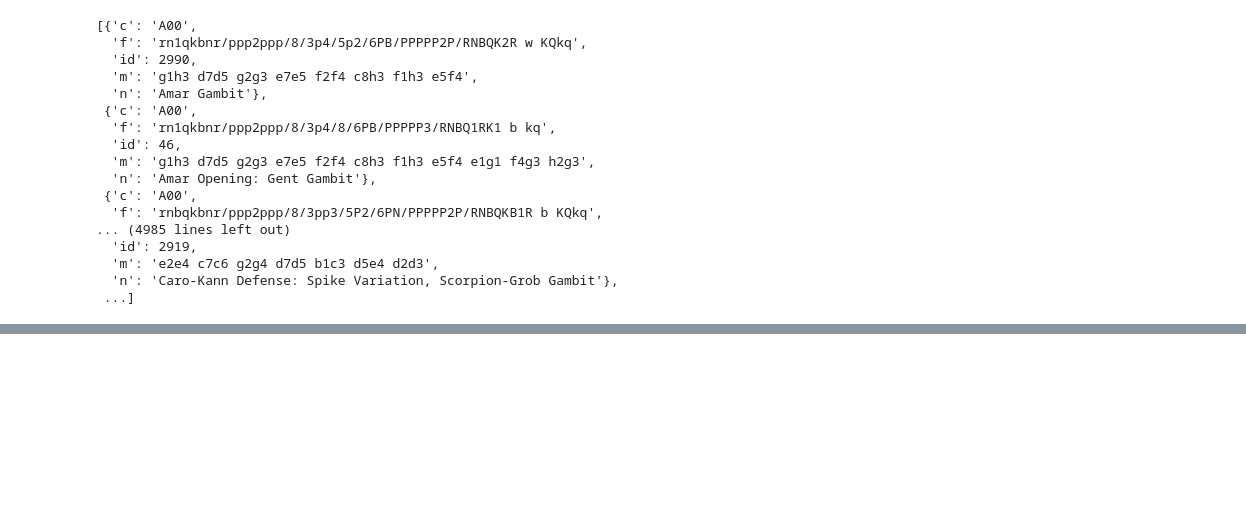
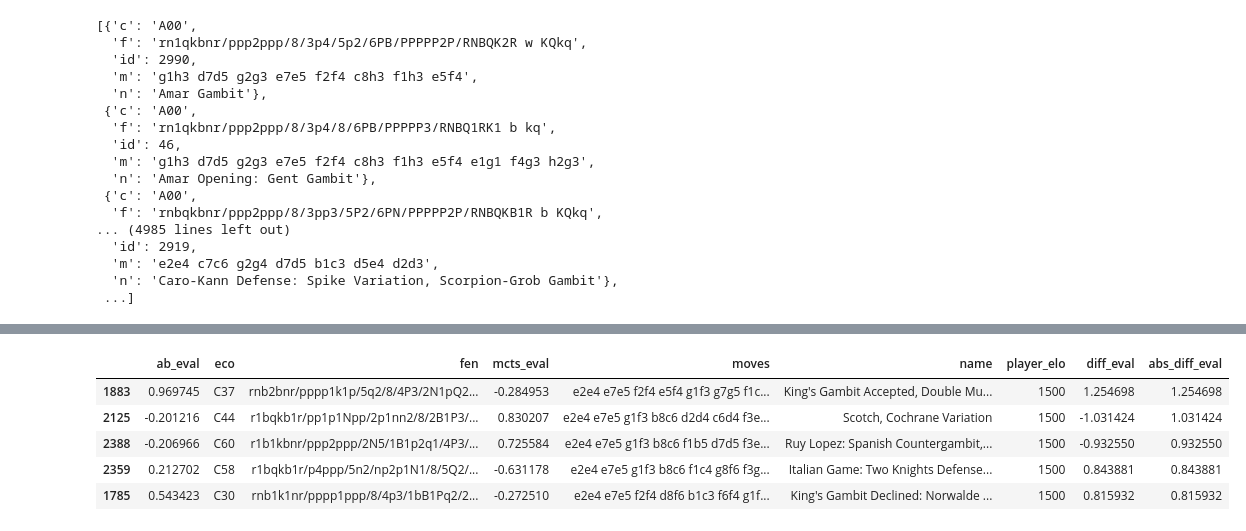
Before and after one commit to tom812191/chess-deep-learning, a Jupyter notebook: notebooks/openings-analysis.ipynb, the cells around one changed output, grey strips where cells are left out. Drawn from its saved outputs; the diff is of its cells as text; code cells hidden in the pictures; blank space fills up the shorter version.

```diff
--- a/notebooks/openings-analysis.ipynb
+++ b/notebooks/openings-analysis.ipynb
@@ -100,0 +107,17 @@ with open('/Users/tom/Projects/Portfolio/web-static/public/chess/openings-streng
+# %%
+import pandas as pd
+
+df = pd.DataFrame(results)
+df['diff_eval'] = df['ab_eval'] - df['mcts_eval']
+df['abs_diff_eval'] = df['diff_eval'].abs()
+
+df = df.sort_values(by='abs_diff_eval', ascending=False)
+
+df.head()
+# %% [output]
+|  | ab_eval | eco | fen | mcts_eval | moves | name | player_elo | diff_eval | abs_diff_eval |
+| 1883 | 0.969745 | C37 | rnb2bnr/pppp1k1p/5q2/8/4P3/2N1pQ2... | -0.284953 | e2e4 e7e5 f2f4 e5f4 g1f3 g7g5 f1c... | King's Gambit Accepted, Double Mu... | 1500 | 1.254698 | 1.254698 |
+| 2125 | -0.201216 | C44 | r1bqkb1r/pp1p1Npp/2p1nn2/8/2B1P3/... | 0.830207 | e2e4 e7e5 g1f3 b8c6 d2d4 c6d4 f3e... | Scotch, Cochrane Variation | 1500 | -1.031424 | 1.031424 |
+| 2388 | -0.206966 | C60 | r1b1kbnr/ppp2ppp/2N5/1B1p2q1/4P3/... | 0.725584 | e2e4 e7e5 g1f3 b8c6 f1b5 d7d5 f3e... | Ruy Lopez: Spanish Countergambit,... | 1500 | -0.932550 | 0.932550 |
+| 2359 | 0.212702 | C58 | r1bqkb1r/p4ppp/5n2/np2p1N1/8/5Q2/... | -0.631178 | e2e4 e7e5 g1f3 b8c6 f1c4 g8f6 f3g... | Italian Game: Two Knights Defense... | 1500 | 0.843881 | 0.843881 |
+| 1785 | 0.543423 | C30 | rnb1k1nr/pppp1ppp/8/4p3/1bB1Pq2/2... | -0.272510 | e2e4 e7e5 f2f4 d8f6 b1c3 f6f4 g1f... | King's Gambit Declined: Norwalde ... | 1500 | 0.815932 | 0.815932 |
```
Also changed, not shown: parts of 3 cells of this notebook, 2 other files.
